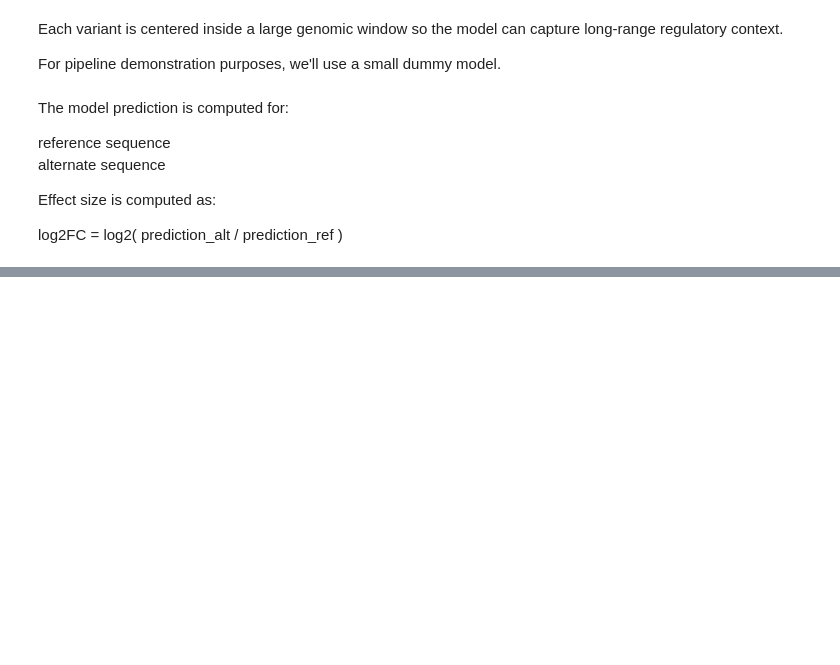
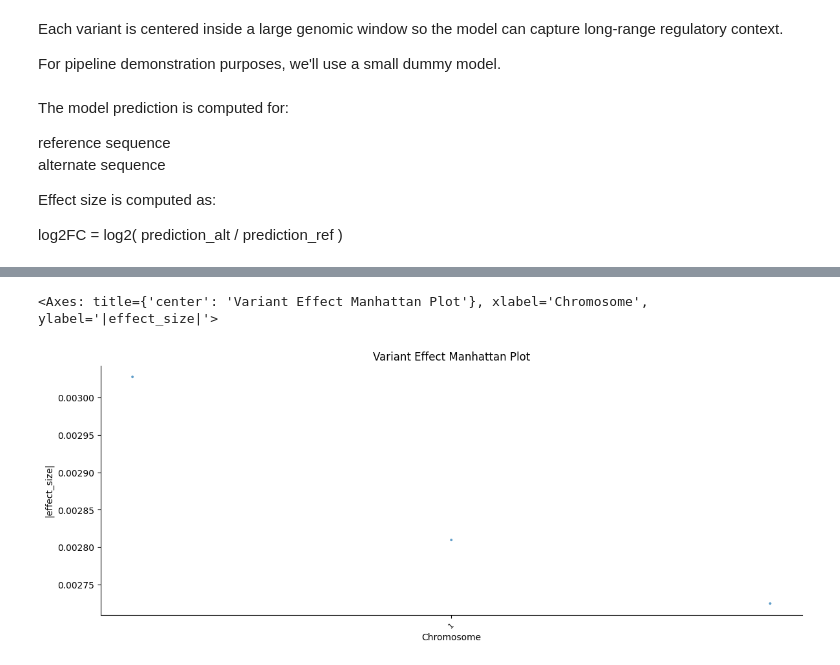
Before and after one commit to jsdearbo/variant_effect_prediction, a Jupyter notebook: notebooks/variant_effect_prediction_demo.ipynb, the cells around one changed output, grey strips where cells are left out. Saved outputs shown, nothing was run; the diff lists cells and outputs as text; code cells hidden in the pictures; blank space fills up the shorter version.

```diff
--- a/notebooks/variant_effect_prediction_demo.ipynb
+++ b/notebooks/variant_effect_prediction_demo.ipynb
@@ -195,0 +199,5 @@ plt.show()
+# %%
+plot_manhattan(effects)
+# %% [output]
+<Axes: title={'center': 'Variant Effect Manhattan Plot'}, xlabel='Chromosome', ylabel='|effect_size|'>
+[figure, added]
```
Also changed, not shown: parts of 7 cells of this notebook.
